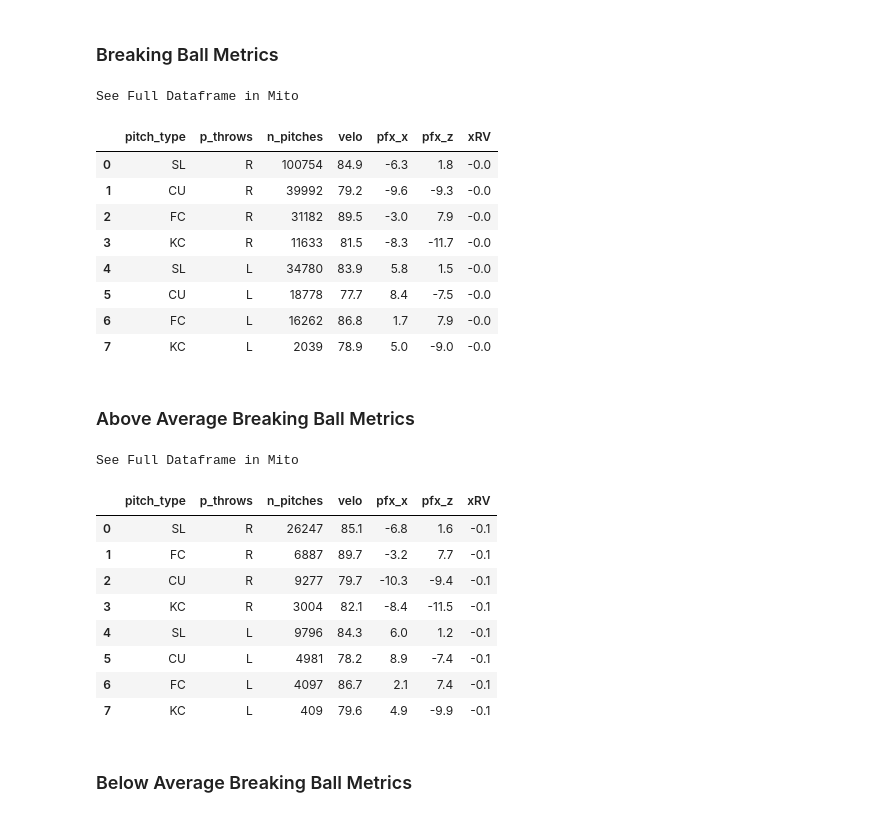
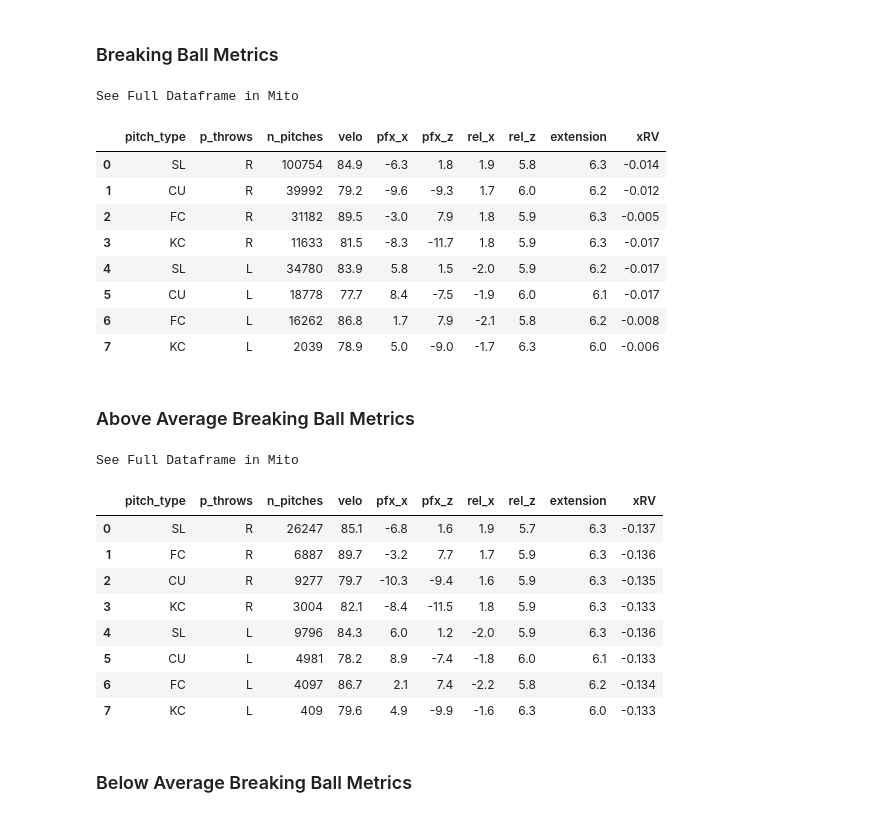
Before and after one commit to anthonyzurke/RVmodel, a Jupyter notebook: notebooks/analysis-rv.ipynb, the cells around one changed output. Cells and saved outputs as stored; diff of their text form; code cells hidden in the pictures.

```diff
--- a/notebooks/analysis-rv.ipynb
+++ b/notebooks/analysis-rv.ipynb
@@ -40,6 +40,8 @@ warnings.filterwarnings('ignore')
 data = pd.read_csv('../data/model-pitches-rv.csv', index_col = [0])
 rv_table = pd.read_csv('../data/rv_table.csv', index_col = [0])
 xrv_grouped = pd.read_csv('../data/xrv_grouped.csv', index_col = [0])
+xrv_grouped.rename(columns = {'release_pos_x': 'rel_x', 'release_pos_z': 'rel_z',
+                              'release_extension': 'extension'}, inplace = True)
 print(xrv_grouped.shape)
 xrv_grouped.head()
 # %% [output]
@@ -296,64 +306,66 @@ plt.title('LHP Fastball xRV Break Plot', fontsize = 14, fontweight = 'bold', pad
 # %% [markdown]
 ### Breaking Ball Metrics
 # %%
-good_rhp_bb = rhp_bb.groupby(['pitch_type', 'p_throws'], as_index = False,
-                                sort = False)['velo', 'pfx_x', 'pfx_z', 'xRV'].mean()
+good_rhp_bb = rhp_bb.groupby(['pitch_type', 'p_throws'],
+                             as_index = False, sort = False)['velo', 'pfx_x', 'pfx_z',
+                                                             'rel_x', 'rel_z', 'extension', 'xRV'].mean()
 bb_r_pitches = rhp_bb.groupby(['pitch_type', 'p_throws'], as_index = False, sort = False)['n_pitches'].sum()
 avg_rhp_bb = pd.merge(good_rhp_bb, bb_r_pitches, how = 'right', on = ['pitch_type', 'p_throws'])
 
 
-good_lhp_bb = lhp_bb.groupby(['pitch_type', 'p_throws'], as_index = False,
-                                sort = False)['velo', 'pfx_x', 'pfx_z', 'xRV'].mean()
+good_lhp_bb = lhp_bb.groupby(['pitch_type', 'p_throws'],
+                             as_index = False, sort = False)['velo', 'pfx_x', 'pfx_z',
+                                                             'rel_x', 'rel_z', 'extension', 'xRV'].mean()
 bb_l_pitches = lhp_bb.groupby(['pitch_type', 'p_throws'], as_index = False, sort = False)['n_pitches'].sum()
 avg_lhp_bb = pd.merge(good_lhp_bb, bb_l_pitches, how = 'right', on = ['pitch_type', 'p_throws'])
 
 bb_avg = pd.concat([avg_rhp_bb, avg_lhp_bb], ignore_index = True)
 bb_avg.insert(2, 'n_pitches', bb_avg.pop('n_pitches'))
-bb_avg = bb_avg.round(1)
-bb_avg.head(8)
+bb_avg.round({'velo': 1, 'pfx_x': 1, 'pfx_z': 1, 'rel_x': 1, 'rel_z': 1, 'extension': 1, 'xRV': 3}).head(8)
 # %% [output]
 See Full Dataframe in Mito
-|  | pitch_type | p_throws | n_pitches | velo | pfx_x | pfx_z | xRV |
-| 0 | SL | R | 100754 | 84.9 | -6.3 | 1.8 | -0.0 |
-| 1 | CU | R | 39992 | 79.2 | -9.6 | -9.3 | -0.0 |
-| 2 | FC | R | 31182 | 89.5 | -3.0 | 7.9 | -0.0 |
-| 3 | KC | R | 11633 | 81.5 | -8.3 | -11.7 | -0.0 |
-| 4 | SL | L | 34780 | 83.9 | 5.8 | 1.5 | -0.0 |
-| 5 | CU | L | 18778 | 77.7 | 8.4 | -7.5 | -0.0 |
-| 6 | FC | L | 16262 | 86.8 | 1.7 | 7.9 | -0.0 |
-| 7 | KC | L | 2039 | 78.9 | 5.0 | -9.0 | -0.0 |
+|  | pitch_type | p_throws | n_pitches | velo | pfx_x | pfx_z | rel_x | rel_z | extension | xRV |
+| 0 | SL | R | 100754 | 84.9 | -6.3 | 1.8 | 1.9 | 5.8 | 6.3 | -0.014 |
+| 1 | CU | R | 39992 | 79.2 | -9.6 | -9.3 | 1.7 | 6.0 | 6.2 | -0.012 |
+| 2 | FC | R | 31182 | 89.5 | -3.0 | 7.9 | 1.8 | 5.9 | 6.3 | -0.005 |
+| 3 | KC | R | 11633 | 81.5 | -8.3 | -11.7 | 1.8 | 5.9 | 6.3 | -0.017 |
+| 4 | SL | L | 34780 | 83.9 | 5.8 | 1.5 | -2.0 | 5.9 | 6.2 | -0.017 |
+| 5 | CU | L | 18778 | 77.7 | 8.4 | -7.5 | -1.9 | 6.0 | 6.1 | -0.017 |
+| 6 | FC | L | 16262 | 86.8 | 1.7 | 7.9 | -2.1 | 5.8 | 6.2 | -0.008 |
+| 7 | KC | L | 2039 | 78.9 | 5.0 | -9.0 | -1.7 | 6.3 | 6.0 | -0.006 |
 # %% [markdown]
 ### Above Average Breaking Ball Metrics
 # %%
 abv_rhp_bb = rhp_bb.loc[rhp_bb['xRV'] < -.05]
 abv_lhp_bb = lhp_bb.loc[lhp_bb['xRV'] < -.05]
 
-great_rhp_bb = abv_rhp_bb.groupby(['pitch_type', 'p_throws'], as_index = False,
-                                sort = False)['velo', 'pfx_x', 'pfx_z', 'xRV'].mean()
+great_rhp_bb = abv_rhp_bb.groupby(['pitch_type', 'p_throws'],
+                             as_index = False, sort = False)['velo', 'pfx_x', 'pfx_z',
+                                                             'rel_x', 'rel_z', 'extension', 'xRV'].mean()
 bb_r_pitches = abv_rhp_bb.groupby(['pitch_type', 'p_throws'], as_index = False, sort = False)['n_pitches'].sum()
 abv_rhp_bb = pd.merge(great_rhp_bb, bb_r_pitches, how = 'right', on = ['pitch_type', 'p_throws'])
 
 
-great_lhp_bb = abv_lhp_bb.groupby(['pitch_type', 'p_throws'], as_index = False,
-                                sort = False)['velo', 'pfx_x', 'pfx_z', 'xRV'].mean()
+great_lhp_bb = abv_lhp_bb.groupby(['pitch_type', 'p_throws'],
+                             as_index = False, sort = False)['velo', 'pfx_x', 'pfx_z',
+                                                             'rel_x', 'rel_z', 'extension', 'xRV'].mean()
 bb_l_pitches = abv_lhp_bb.groupby(['pitch_type', 'p_throws'], as_index = False, sort = False)['n_pitches'].sum()
 abv_lhp_bb = pd.merge(great_lhp_bb, bb_l_pitches, how = 'right', on = ['pitch_type', 'p_throws'])
 
 bb_abv = pd.concat([abv_rhp_bb, abv_lhp_bb], ignore_index = True)
 bb_abv.insert(2, 'n_pitches', bb_abv.pop('n_pitches'))
-bb_abv = bb_abv.round(1)
-bb_abv.head(8)
+bb_abv.round({'velo': 1, 'pfx_x': 1, 'pfx_z': 1, 'rel_x': 1, 'rel_z': 1, 'extension': 1, 'xRV': 3}).head(8)
 # %% [output]
 See Full Dataframe in Mito
-|  | pitch_type | p_throws | n_pitches | velo | pfx_x | pfx_z | xRV |
-| 0 | SL | R | 26247 | 85.1 | -6.8 | 1.6 | -0.1 |
-| 1 | FC | R | 6887 | 89.7 | -3.2 | 7.7 | -0.1 |
-| 2 | CU | R | 9277 | 79.7 | -10.3 | -9.4 | -0.1 |
-| 3 | KC | R | 3004 | 82.1 | -8.4 | -11.5 | -0.1 |
-| 4 | SL | L | 9796 | 84.3 | 6.0 | 1.2 | -0.1 |
-| 5 | CU | L | 4981 | 78.2 | 8.9 | -7.4 | -0.1 |
-| 6 | FC | L | 4097 | 86.7 | 2.1 | 7.4 | -0.1 |
-| 7 | KC | L | 409 | 79.6 | 4.9 | -9.9 | -0.1 |
+|  | pitch_type | p_throws | n_pitches | velo | pfx_x | pfx_z | rel_x | rel_z | extension | xRV |
+| 0 | SL | R | 26247 | 85.1 | -6.8 | 1.6 | 1.9 | 5.7 | 6.3 | -0.137 |
+| 1 | FC | R | 6887 | 89.7 | -3.2 | 7.7 | 1.7 | 5.9 | 6.3 | -0.136 |
+| 2 | CU | R | 9277 | 79.7 | -10.3 | -9.4 | 1.6 | 5.9 | 6.3 | -0.135 |
+| 3 | KC | R | 3004 | 82.1 | -8.4 | -11.5 | 1.8 | 5.9 | 6.3 | -0.133 |
+| 4 | SL | L | 9796 | 84.3 | 6.0 | 1.2 | -2.0 | 5.9 | 6.3 | -0.136 |
+| 5 | CU | L | 4981 | 78.2 | 8.9 | -7.4 | -1.8 | 6.0 | 6.1 | -0.133 |
+| 6 | FC | L | 4097 | 86.7 | 2.1 | 7.4 | -2.2 | 5.8 | 6.2 | -0.134 |
+| 7 | KC | L | 409 | 79.6 | 4.9 | -9.9 | -1.6 | 6.3 | 6.0 | -0.133 |
 # %% [markdown]
 ### Below Average Breaking Ball Metrics
 # %%
```
Also changed, not shown: parts of 12 cells of this notebook.
